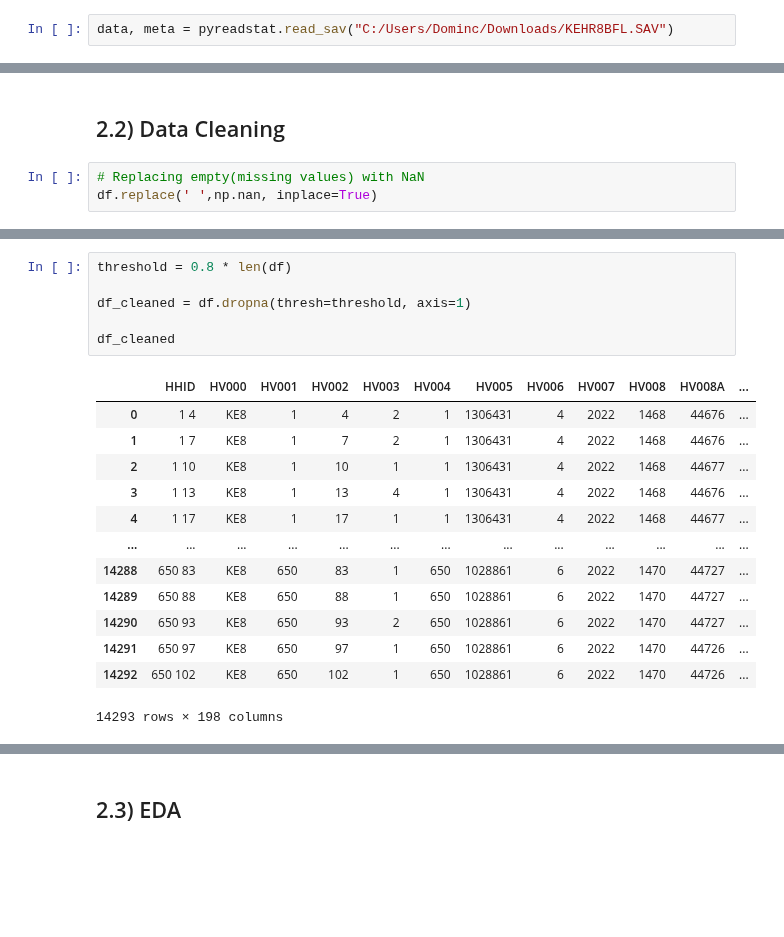
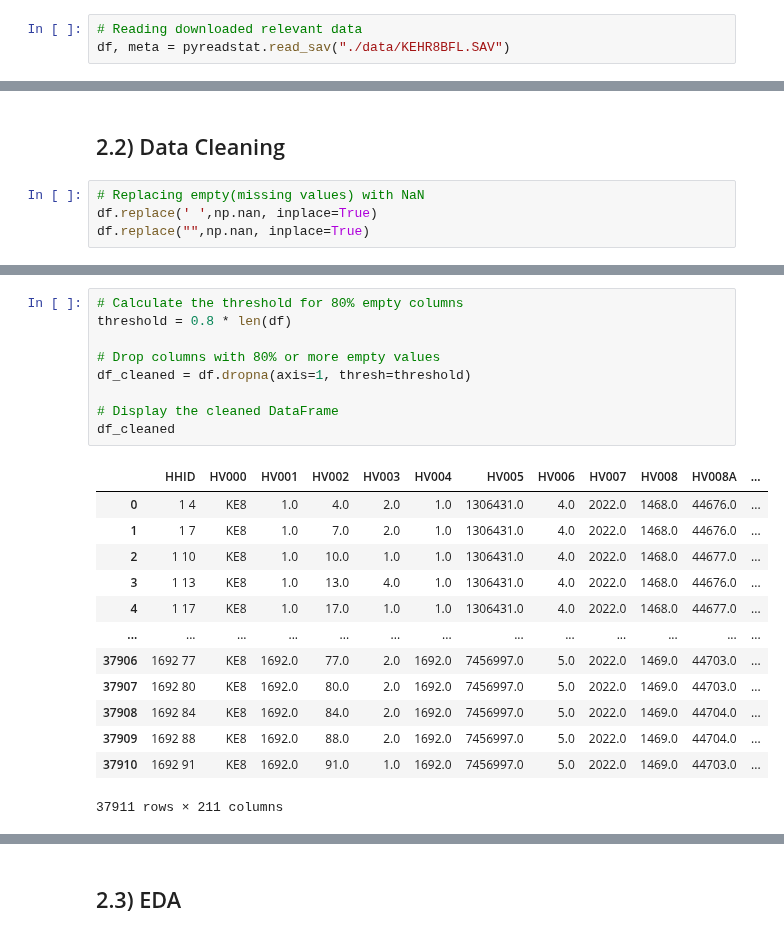
Before and after one commit to Dominic-Mu/dsc-phase-5-group-14-project, a Jupyter notebook: index.ipynb, the cells around one changed output, grey strips where cells are left out. Cells and saved outputs as stored; diff of their text form; blank space fills up the shorter version.

```diff
--- a/index.ipynb
+++ b/index.ipynb
@@ -145,2 +132,3 @@ df
 # %%
-data, meta = pyreadstat.read_sav("C:/Users/Dominc/Downloads/KEHR8BFL.SAV")
+# Reading downloaded relevant data
+df, meta = pyreadstat.read_sav("./data/KEHR8BFL.SAV")
@@ -151,3 +137,4 @@ data, meta = pyreadstat.read_sav("C:/Users/Dominc/Downloads/KEHR8BFL.SAV")
 # %%
 # Replacing empty(missing values) with NaN
 df.replace(' ',np.nan, inplace=True)
+df.replace("",np.nan, inplace=True)
@@ -178,20 +141,23 @@ df
-# %%
-threshold = 0.8 * len(df)
-
-df_cleaned = df.dropna(thresh=threshold, axis=1)
-
-df_cleaned
-# %% [output]
-|  | HHID | HV000 | HV001 | HV002 | HV003 | HV004 | HV005 | HV006 | HV007 | HV008 | HV008A | ... |
-| 0 | 1 4 | KE8 | 1 | 4 | 2 | 1 | 1306431 | 4 | 2022 | 1468 | 44676 | ... |
-| 1 | 1 7 | KE8 | 1 | 7 | 2 | 1 | 1306431 | 4 | 2022 | 1468 | 44676 | ... |
-| 2 | 1 10 | KE8 | 1 | 10 | 1 | 1 | 1306431 | 4 | 2022 | 1468 | 44677 | ... |
-| 3 | 1 13 | KE8 | 1 | 13 | 4 | 1 | 1306431 | 4 | 2022 | 1468 | 44676 | ... |
-| 4 | 1 17 | KE8 | 1 | 17 | 1 | 1 | 1306431 | 4 | 2022 | 1468 | 44677 | ... |
-| ... | ... | ... | ... | ... | ... | ... | ... | ... | ... | ... | ... | ... |
-| 14288 | 650 83 | KE8 | 650 | 83 | 1 | 650 | 1028861 | 6 | 2022 | 1470 | 44727 | ... |
-| 14289 | 650 88 | KE8 | 650 | 88 | 1 | 650 | 1028861 | 6 | 2022 | 1470 | 44727 | ... |
-| 14290 | 650 93 | KE8 | 650 | 93 | 2 | 650 | 1028861 | 6 | 2022 | 1470 | 44727 | ... |
-| 14291 | 650 97 | KE8 | 650 | 97 | 1 | 650 | 1028861 | 6 | 2022 | 1470 | 44726 | ... |
-| 14292 | 650 102 | KE8 | 650 | 102 | 1 | 650 | 1028861 | 6 | 2022 | 1470 | 44726 | ... |
-14293 rows × 198 columns
+# %%
+# Calculate the threshold for 80% empty columns
+threshold = 0.8 * len(df)
+
+# Drop columns with 80% or more empty values
+df_cleaned = df.dropna(axis=1, thresh=threshold)
+
+# Display the cleaned DataFrame
+df_cleaned
+# %% [output]
+|  | HHID | HV000 | HV001 | HV002 | HV003 | HV004 | HV005 | HV006 | HV007 | HV008 | HV008A | ... |
+| 0 | 1 4 | KE8 | 1.0 | 4.0 | 2.0 | 1.0 | 1306431.0 | 4.0 | 2022.0 | 1468.0 | 44676.0 | ... |
+| 1 | 1 7 | KE8 | 1.0 | 7.0 | 2.0 | 1.0 | 1306431.0 | 4.0 | 2022.0 | 1468.0 | 44676.0 | ... |
+| 2 | 1 10 | KE8 | 1.0 | 10.0 | 1.0 | 1.0 | 1306431.0 | 4.0 | 2022.0 | 1468.0 | 44677.0 | ... |
+| 3 | 1 13 | KE8 | 1.0 | 13.0 | 4.0 | 1.0 | 1306431.0 | 4.0 | 2022.0 | 1468.0 | 44676.0 | ... |
+| 4 | 1 17 | KE8 | 1.0 | 17.0 | 1.0 | 1.0 | 1306431.0 | 4.0 | 2022.0 | 1468.0 | 44677.0 | ... |
+| ... | ... | ... | ... | ... | ... | ... | ... | ... | ... | ... | ... | ... |
+| 37906 | 1692 77 | KE8 | 1692.0 | 77.0 | 2.0 | 1692.0 | 7456997.0 | 5.0 | 2022.0 | 1469.0 | 44703.0 | ... |
+| 37907 | 1692 80 | KE8 | 1692.0 | 80.0 | 2.0 | 1692.0 | 7456997.0 | 5.0 | 2022.0 | 1469.0 | 44703.0 | ... |
+| 37908 | 1692 84 | KE8 | 1692.0 | 84.0 | 2.0 | 1692.0 | 7456997.0 | 5.0 | 2022.0 | 1469.0 | 44704.0 | ... |
+| 37909 | 1692 88 | KE8 | 1692.0 | 88.0 | 2.0 | 1692.0 | 7456997.0 | 5.0 | 2022.0 | 1469.0 | 44704.0 | ... |
+| 37910 | 1692 91 | KE8 | 1692.0 | 91.0 | 1.0 | 1692.0 | 7456997.0 | 5.0 | 2022.0 | 1469.0 | 44703.0 | ... |
+37911 rows × 211 columns
```
Also changed, not shown: parts of 12 cells of this notebook, 6 other files.
